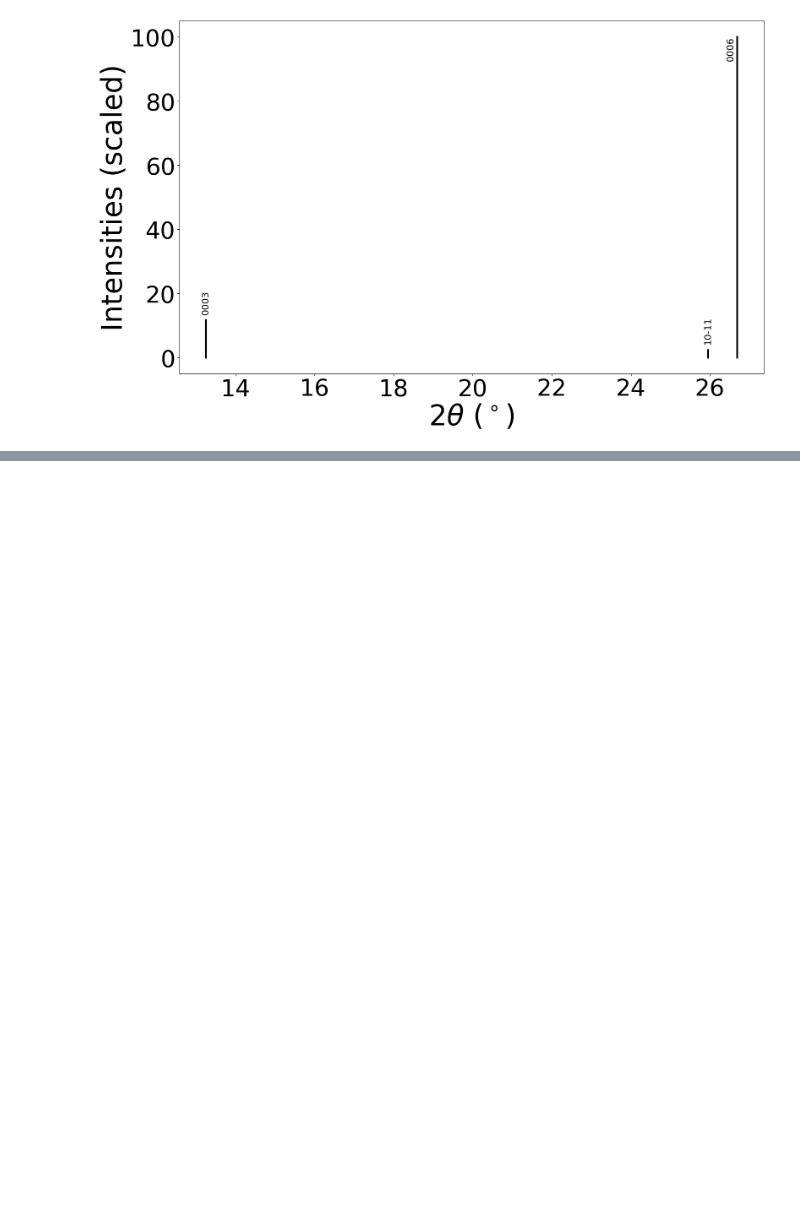
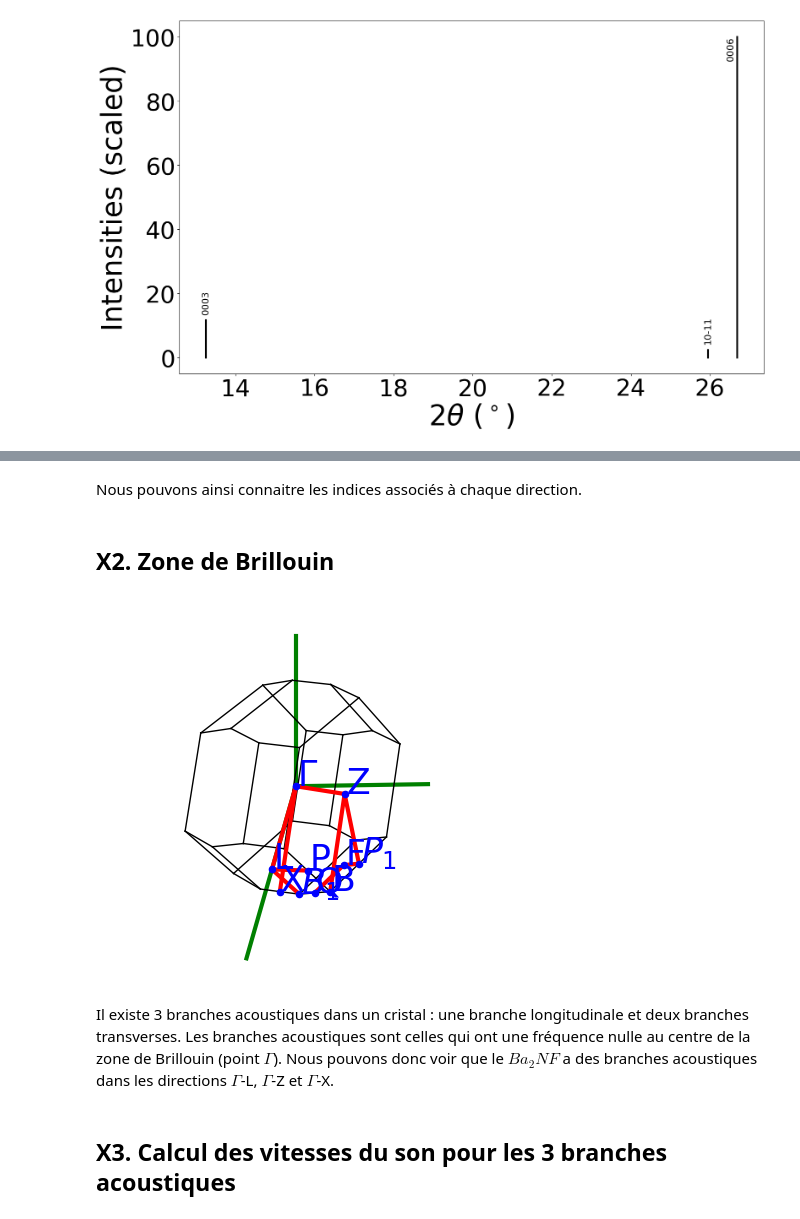
Before and after one commit to Ysaline-Roosemont/Projet-Physique-des-mat-riaux-2025-2026, a Jupyter notebook: NoteBook.ipynb, the cells around one changed output, grey strips where cells are left out. Cells and saved outputs as stored; diff of their text form; code cells hidden in the pictures; blank space fills up the shorter version.

```diff
--- a/NoteBook.ipynb
+++ b/NoteBook.ipynb
@@ -486,0 +504,12 @@ Distance interplanaire = 3.3376 [Å]
+# %% [markdown]
+Nous pouvons ainsi connaitre les indices associés à chaque direction.
+# %% [markdown]
+## X2. Zone de Brillouin
+# %%
+plotter.plot_brillouin()
+# %% [output]
+[figure, added]
+# %% [markdown]
+Il existe 3 branches acoustiques dans un cristal : une branche longitudinale et deux branches transverses. Les branches acoustiques sont celles qui ont une fréquence nulle au centre  de la zone de Brillouin (point $\Gamma$). Nous pouvons donc voir que le $Ba_2NF$ a des branches acoustiques dans les directions $\Gamma$-L, $\Gamma$-Z et $\Gamma$-X.
+# %% [markdown]
+## X3. Calcul des vitesses du son pour les 3 branches acoustiques
```
Also changed, not shown: parts of 11 cells of this notebook, 2 other files.
